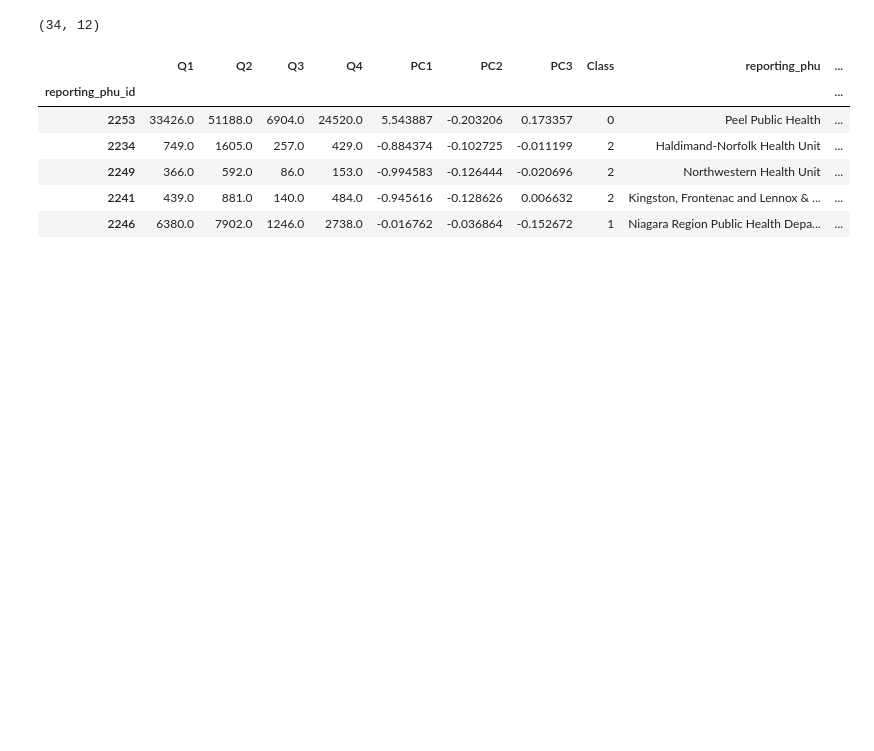
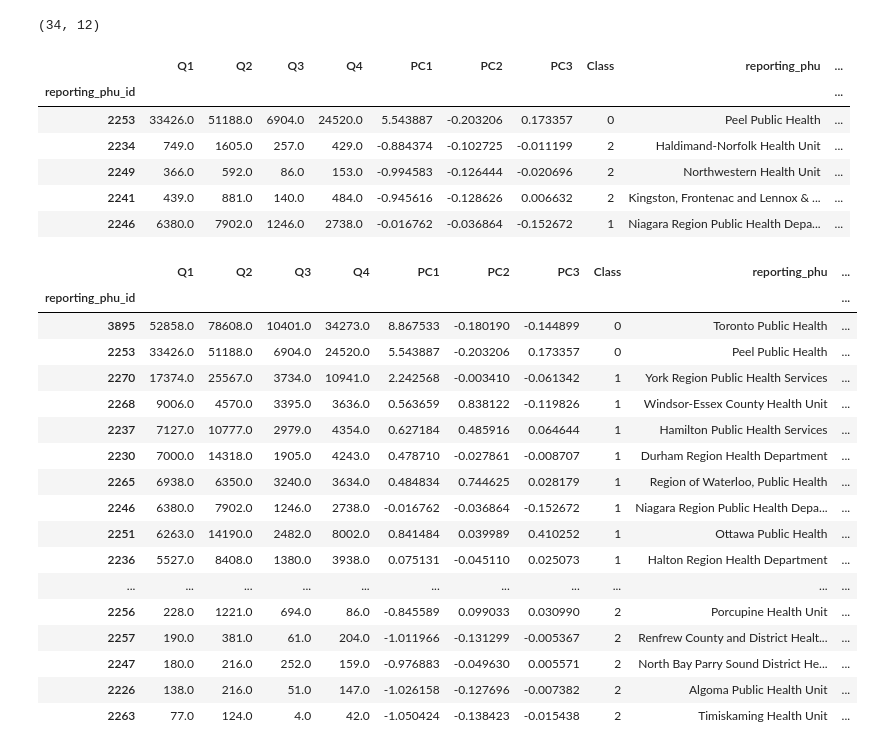
Before and after one commit to ramonmsa/COVID-19-Confirmed-Cases-in-Ontario, a Jupyter notebook: Model_Code/Method_HierarchicalCluster.ipynb, the cells around one changed output. Saved outputs shown, nothing was run; the diff lists cells and outputs as text; code cells hidden in the pictures; blank space fills up the shorter version.

Commit message:
added Silhouette Score and sorted outliers

```diff
--- a/Model_Code/Method_HierarchicalCluster.ipynb
+++ b/Model_Code/Method_HierarchicalCluster.ipynb
@@ -228,3 +238,25 @@ fig = px.scatter_3d(
 )
 fig.update_layout(legend=dict(x=0, y=1))
 fig.show()
+# %%
+# Sort out the outliers
+clustered_df.sort_values(by=['Q1', 'Q2', 'Q3', 'Q4'], ascending=False)
+# %% [output]
+|  | Q1 | Q2 | Q3 | Q4 | PC1 | PC2 | PC3 | Class | reporting_phu | ... |
+| reporting_phu_id |  |  |  |  |  |  |  |  |  | ... |
+| 3895 | 52858.0 | 78608.0 | 10401.0 | 34273.0 | 8.867533 | -0.180190 | -0.144899 | 0 | Toronto Public Health | ... |
+| 2253 | 33426.0 | 51188.0 | 6904.0 | 24520.0 | 5.543887 | -0.203206 | 0.173357 | 0 | Peel Public Health | ... |
+| 2270 | 17374.0 | 25567.0 | 3734.0 | 10941.0 | 2.242568 | -0.003410 | -0.061342 | 1 | York Region Public Health Services | ... |
+| 2268 | 9006.0 | 4570.0 | 3395.0 | 3636.0 | 0.563659 | 0.838122 | -0.119826 | 1 | Windsor-Essex County Health Unit | ... |
+| 2237 | 7127.0 | 10777.0 | 2979.0 | 4354.0 | 0.627184 | 0.485916 | 0.064644 | 1 | Hamilton Public Health Services | ... |
+| 2230 | 7000.0 | 14318.0 | 1905.0 | 4243.0 | 0.478710 | -0.027861 | -0.008707 | 1 | Durham Region Health Department | ... |
+| 2265 | 6938.0 | 6350.0 | 3240.0 | 3634.0 | 0.484834 | 0.744625 | 0.028179 | 1 | Region of Waterloo, Public Health | ... |
+| 2246 | 6380.0 | 7902.0 | 1246.0 | 2738.0 | -0.016762 | -0.036864 | -0.152672 | 1 | Niagara Region Public Health Depa... | ... |
+| 2251 | 6263.0 | 14190.0 | 2482.0 | 8002.0 | 0.841484 | 0.039989 | 0.410252 | 1 | Ottawa Public Health | ... |
+| 2236 | 5527.0 | 8408.0 | 1380.0 | 3938.0 | 0.075131 | -0.045110 | 0.025073 | 1 | Halton Region Health Department | ... |
+| ... | ... | ... | ... | ... | ... | ... | ... | ... | ... | ... |
+| 2256 | 228.0 | 1221.0 | 694.0 | 86.0 | -0.845589 | 0.099033 | 0.030990 | 2 | Porcupine Health Unit | ... |
+| 2257 | 190.0 | 381.0 | 61.0 | 204.0 | -1.011966 | -0.131299 | -0.005367 | 2 | Renfrew County and District Healt... | ... |
+| 2247 | 180.0 | 216.0 | 252.0 | 159.0 | -0.976883 | -0.049630 | 0.005571 | 2 | North Bay Parry Sound District He... | ... |
+| 2226 | 138.0 | 216.0 | 51.0 | 147.0 | -1.026158 | -0.127696 | -0.007382 | 2 | Algoma Public Health Unit | ... |
+| 2263 | 77.0 | 124.0 | 4.0 | 42.0 | -1.050424 | -0.138423 | -0.015438 | 2 | Timiskaming Health Unit | ... |
```
Also changed, not shown: parts of 2 cells of this notebook.
